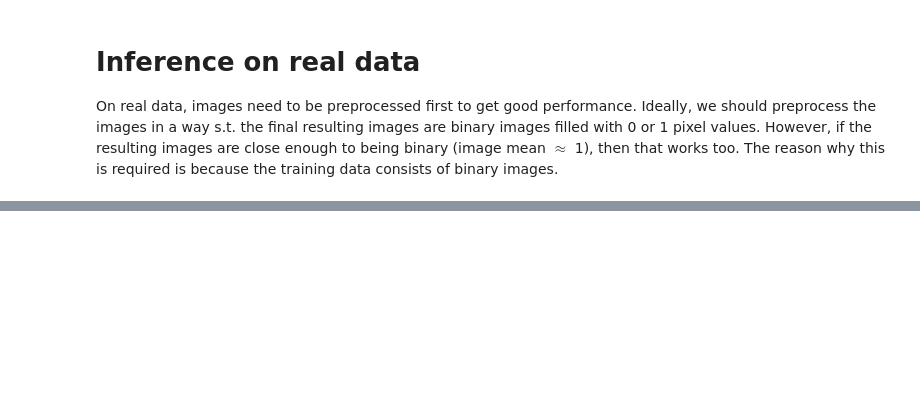
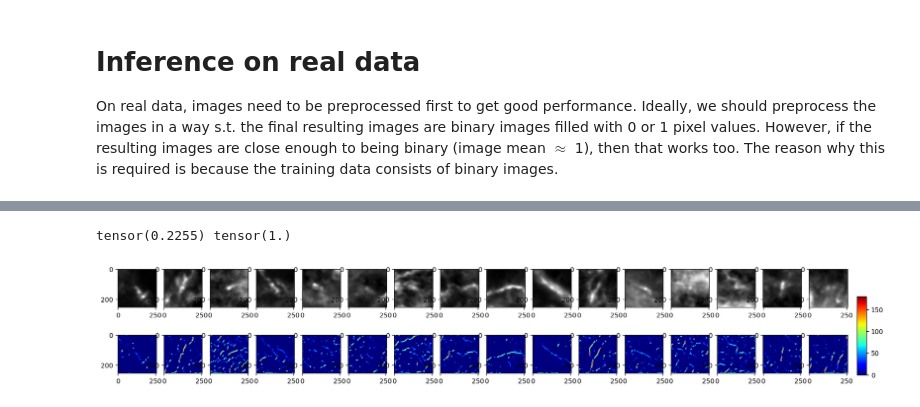
Before and after one commit to Temirkul/ism-filaments-analysis, a Jupyter notebook: src/example.ipynb, the cells around one changed output, grey strips where cells are left out. Saved outputs shown, nothing was run; the diff lists cells and outputs as text; code cells hidden in the pictures; blank space fills up the shorter version.

```diff
--- a/src/example.ipynb
+++ b/src/example.ipynb
@@ -105,12 +132,15 @@ for i in range(batch_size):
 # %%
 unet_masks = get_unet_masks(unet, torch.from_numpy(images_morph_2).to(torch.float32).unsqueeze(1))
 
-print(torch.mean(images), torch.max(images))
+print(torch.mean(images_planck), torch.max(images_planck))
 
-fig, axs = plt.subplots(2, batch_size, figsize=(size,size-25))
+fig, axs = plt.subplots(2, batch_size, figsize=(size,size/6))
 for i in range(batch_size):
-    axs[0, i].imshow(images[i,0,:,:], cmap='gray', vmin=0, vmax=1)
+    axs[0, i].imshow(images_planck[i,0,:,:], cmap='gray', vmin=0, vmax=1)
     im = axs[1, i].imshow(unet_masks[i,:,:].to(torch.float32), cmap='jet', vmin=0, vmax=180)
-cbax = fig.add_axes([0.91, 0.1529, 0.01, 0.4])
+cbax = fig.add_axes([0.91, 0.1529, 0.01, 0.5])
 fig.colorbar(im, cax=cbax)
 plt.show()
+# %% [output]
+tensor(0.2255) tensor(1.)
+[figure, added]
```
Also changed, not shown: parts of 7 cells of this notebook.
